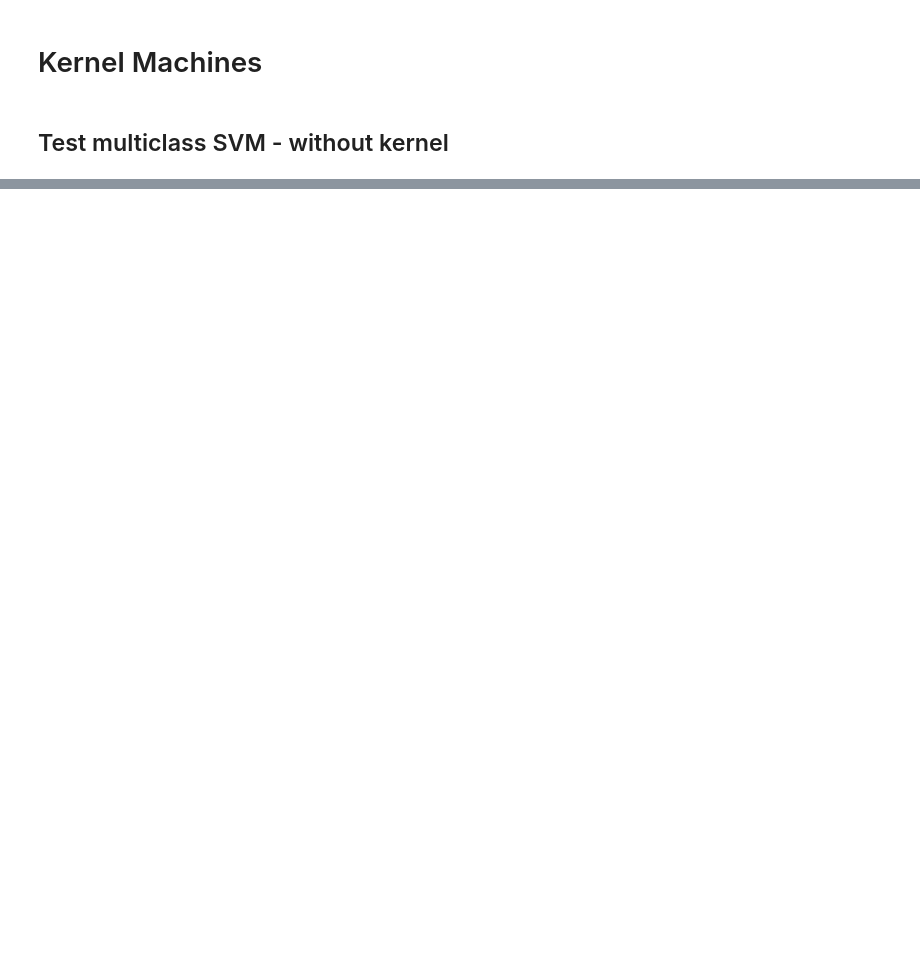
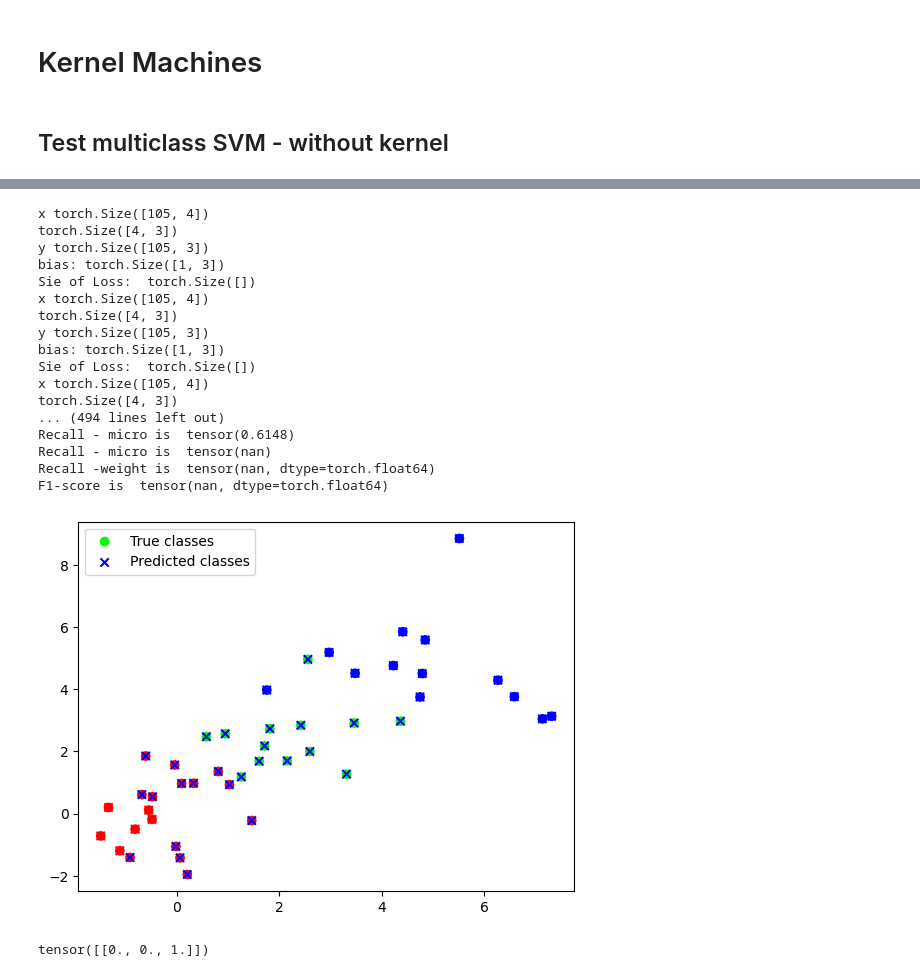
Before and after one commit to okaybody10/cose362, a Jupyter notebook: svm.ipynb, the cells around one changed output, grey strips where cells are left out. Saved outputs shown, nothing was run; the diff lists cells and outputs as text; code cells hidden in the pictures; blank space fills up the shorter version.

Commit message:
modified SVM to add kernel

```diff
--- a/svm.ipynb
+++ b/svm.ipynb
@@ -78,0 +64,62 @@ F1-score is  tensor(6.8036, dtype=torch.float64)
+# %%
+
+model = KernelSVM(input_dim=4, num_classes=3, kernel=someRandomKernel , C=1.0) #f lambda
+
+
+model.train(X_train, y_train, epochs=100)
+
+train_predictions = model.predict(X_train)
+print(train_predictions.size())
+test_predictions = model.predict(X_test)
+
+
+########
+
+train_accuracy = torch.sum(train_predictions == y_train) / y_train.numel()
+test_accuracy = torch.sum(test_predictions == y_test) / y_test.numel()
+
+print(f"Training Accuracy: {train_accuracy*100:.2f}%")
+print(f"Test Accuracy: {test_accuracy*100:.2f}%")
+
+
+print("Precision - micro is ",precision_micro(num_classes=3, predict=test_predictions, truth=y_test))
+print("Precision - macro is ",precision_macro(num_classes=3, predict=test_predictions, truth=y_test))
+print("Precision -weight is ",precision_weight(num_classes=3, predict=test_predictions, truth=y_test))
+
+print("Recall - micro is ",recall_micro(num_classes=3, predict=test_predictions, truth=y_test))
+print("Recall - micro is ",recall_macro(num_classes=3, predict=test_predictions, truth=y_test))
+print("Recall -weight is ",recall_weight(num_classes=3, predict=test_predictions, truth=y_test))
+
+print("F1-score is ",f1score(num_classes=3, predict=test_predictions, truth=y_test, precision=precision_weight, recall=recall_weight))
+
+X_test_np = X_test.detach().numpy() if torch.is_tensor(X_test) else X_test
+y_test_np = y_test.detach().numpy() if torch.is_tensor(y_test) else y_test
+test_predictions_np = test_predictions.detach().numpy() if torch.is_tensor(test_predictions) else test_predictions
+
+plt.scatter(X_test_np[:, 0], X_test_np[:, 1], c=y_test_np, cmap='jet', marker='o', label='True classes')
+plt.scatter(X_test_np[:, 0], X_test_np[:, 1], c=test_predictions_np, cmap='jet', marker='x', label='Predicted classes')
+plt.legend()
+plt.show()
+# %% [output]
+x torch.Size([105, 4])
+torch.Size([4, 3])
+y torch.Size([105, 3])
+bias: torch.Size([1, 3])
+Sie of Loss:  torch.Size([])
+x torch.Size([105, 4])
+torch.Size([4, 3])
+y torch.Size([105, 3])
+bias: torch.Size([1, 3])
+Sie of Loss:  torch.Size([])
+x torch.Size([105, 4])
+torch.Size([4, 3])
+... (494 lines left out)
+Recall - micro is  tensor(0.6148)
+Recall - micro is  tensor(nan)
+Recall -weight is  tensor(nan, dtype=torch.float64)
+F1-score is  tensor(nan, dtype=torch.float64)
+[figure, added]
+# %%
+model.predict(torch.tensor([[3.0,3]]))
+# %% [output]
+tensor([[0., 0., 1.]])
```
Also changed, not shown: parts of 2 cells of this notebook, 1 other file.
